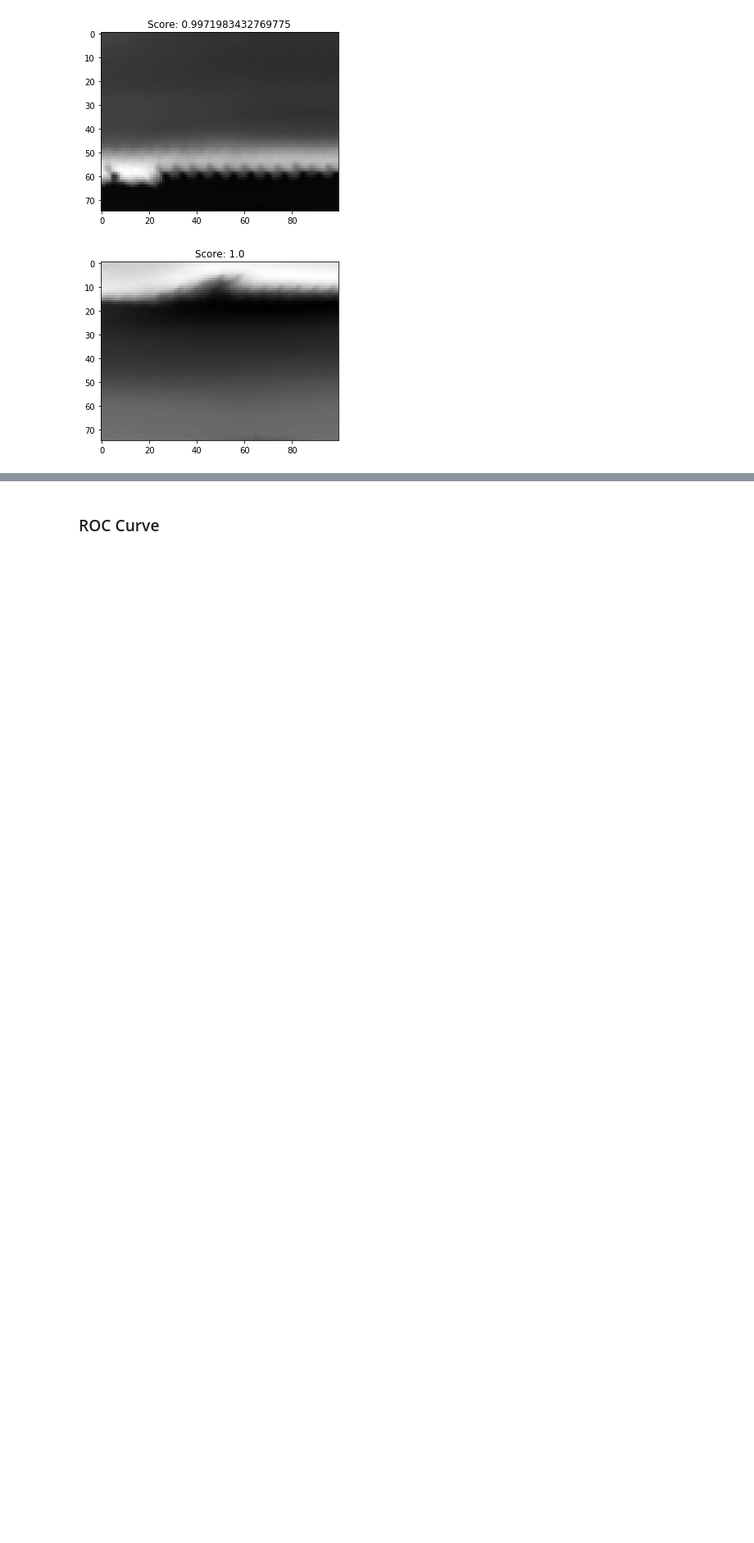
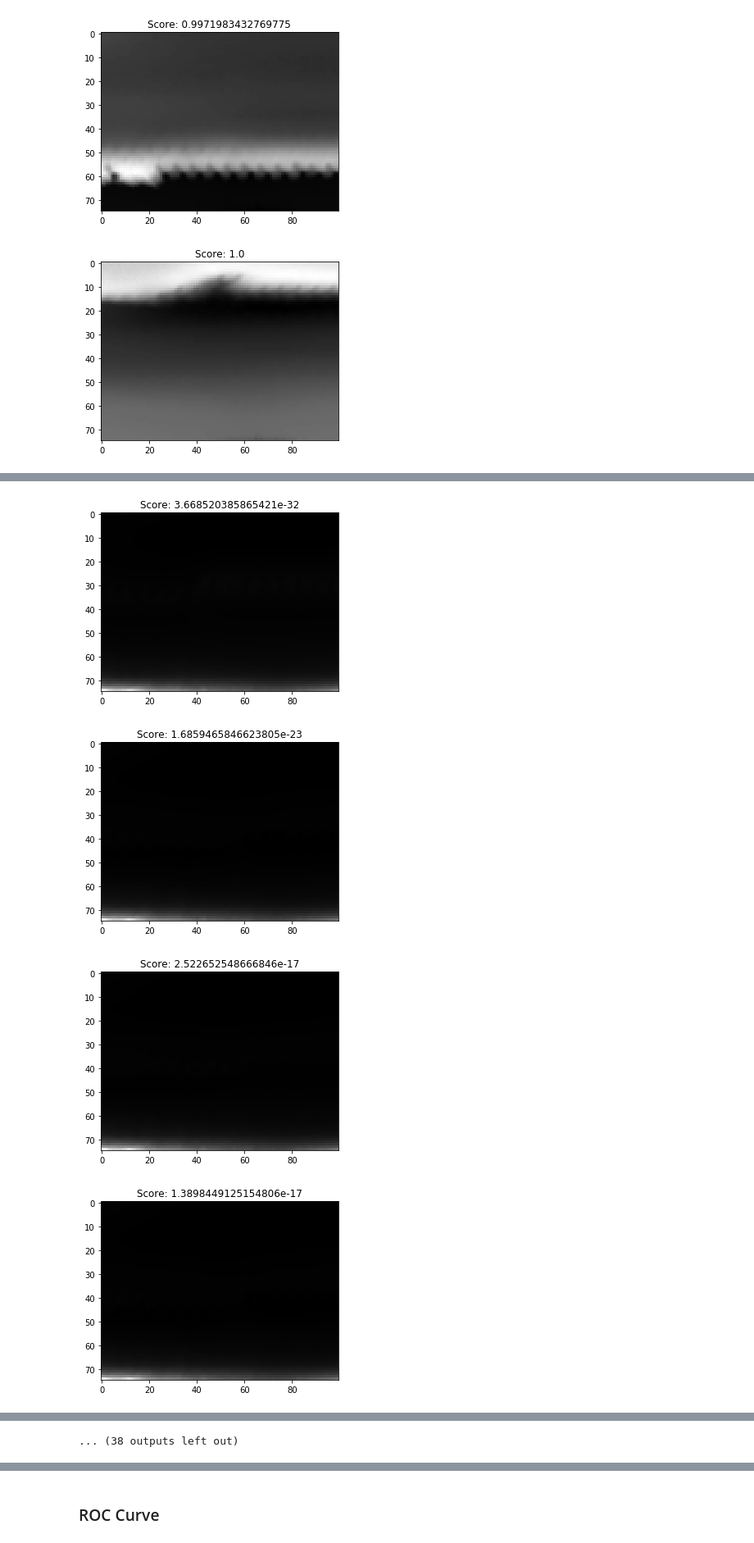
Before and after one commit to jamenne/WindingControl, a Jupyter notebook: plotmaker.ipynb, the cells around one changed output, grey strips where cells are left out. Shown at 82% size. Saved outputs shown, nothing was run; the diff lists cells and outputs as text; code cells hidden in the pictures; blank space fills up the shorter version.

```diff
--- a/plotmaker.ipynb
+++ b/plotmaker.ipynb
@@ -489,0 +657,14 @@ for i, (pic,p) in enumerate(zip(img_neg_false[:], score_neg_false[:])):
+# %%
+## wrongly classified pics:
+
+for i, (pic,p) in enumerate(zip(img_pos_false[:50], score_pos_false[:50])):
+    plt.imshow(np.squeeze(pic), cmap='gray')
+
+    plt.title('Score: {:}'.format(p))
+    #plt.savefig('../Data/2017-09-11/167_165_163_200_selu_100epochs/wrongImg/pos_{}.png'.format(i))
+    plt.show()
+# %% [output]
+[figure, added]
+[figure, added]
+[figure, added]
+[figure, added]
@@ -489,0 +679 @@ for i, (pic,p) in enumerate(zip(img_neg_false[:], score_neg_false[:])):
+... (38 outputs left out)
```
Also changed, not shown: parts of 24 cells of this notebook.
